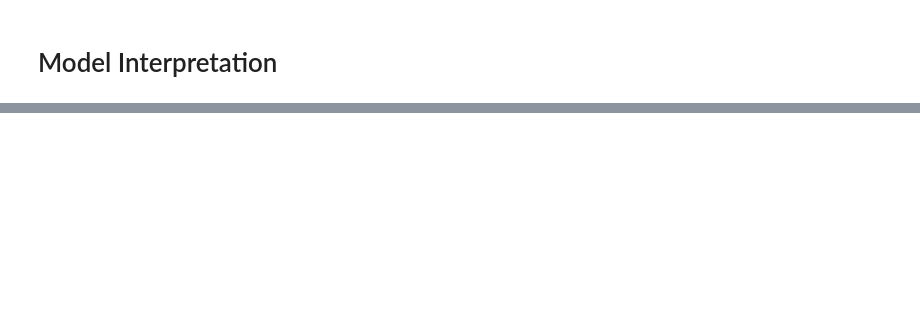
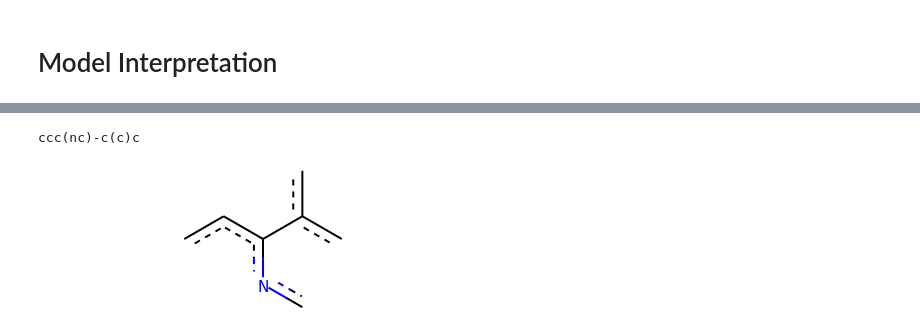
Before and after one commit to lilleswing/future_of_care, a Jupyter notebook: teacher_guide.ipynb, the cells around one changed output, grey strips where cells are left out. Drawn from its saved outputs; the diff is of its cells as text; code cells hidden in the pictures; blank space fills up the shorter version.

```diff
--- a/teacher_guide.ipynb
+++ b/teacher_guide.ipynb
@@ -544,0 +730,41 @@ mols[inactive_mols[3]]
+# %%
+from rdkit import Chem
+
+def fp_mol(mol, fp_length=256):
+    """
+    returns: dict of <int:list of string>
+        dictionary mapping fingerprint index
+        to list of smile string that activated that fingerprint
+    """
+    d = {}
+    feat = dc.feat.CircularFingerprint(sparse=True, smiles=True, size=fp_length)
+    retval = feat._featurize(mol)
+    for k, v in retval.items():
+        index = k % fp_length
+        if index not in d:
+            d[index] = set()
+        d[index].add(v['smiles'])
+    return d
+
+# We can calculate which fragments activate all fingerprint
+# indexes throughout our entire training set
+all_train_fps = {}
+X = train_dataset.X
+ids = train_dataset.ids
+for i in range(len(X)):
+    d = fp_mol(Chem.MolFromSmiles(ids[i]))
+    for k, v in d.items():
+        if k not in all_train_fps:
+            all_train_fps[k] = set()
+        all_train_fps[k].update(v)
+# %%
+# What fragments activated what fingerprints in our active molecule?
+my_fp = fp_mol(Chem.MolFromSmiles(test_dataset.ids[active_id]))
+# %%
+print(list(my_fp[110])[0])
+m = Chem.MolFromSmiles(list(my_fp[110])[0], sanitize=False)
+Chem.SanitizeMol(m,sanitizeOps=Chem.SanitizeFlags.SANITIZE_ALL^Chem.SanitizeFlags.SANITIZE_KEKULIZE)
+m
+# %% [output]
+ccc(nc)-c(c)c
+[figure, added]
```
Also changed, not shown: parts of 23 cells of this notebook.
